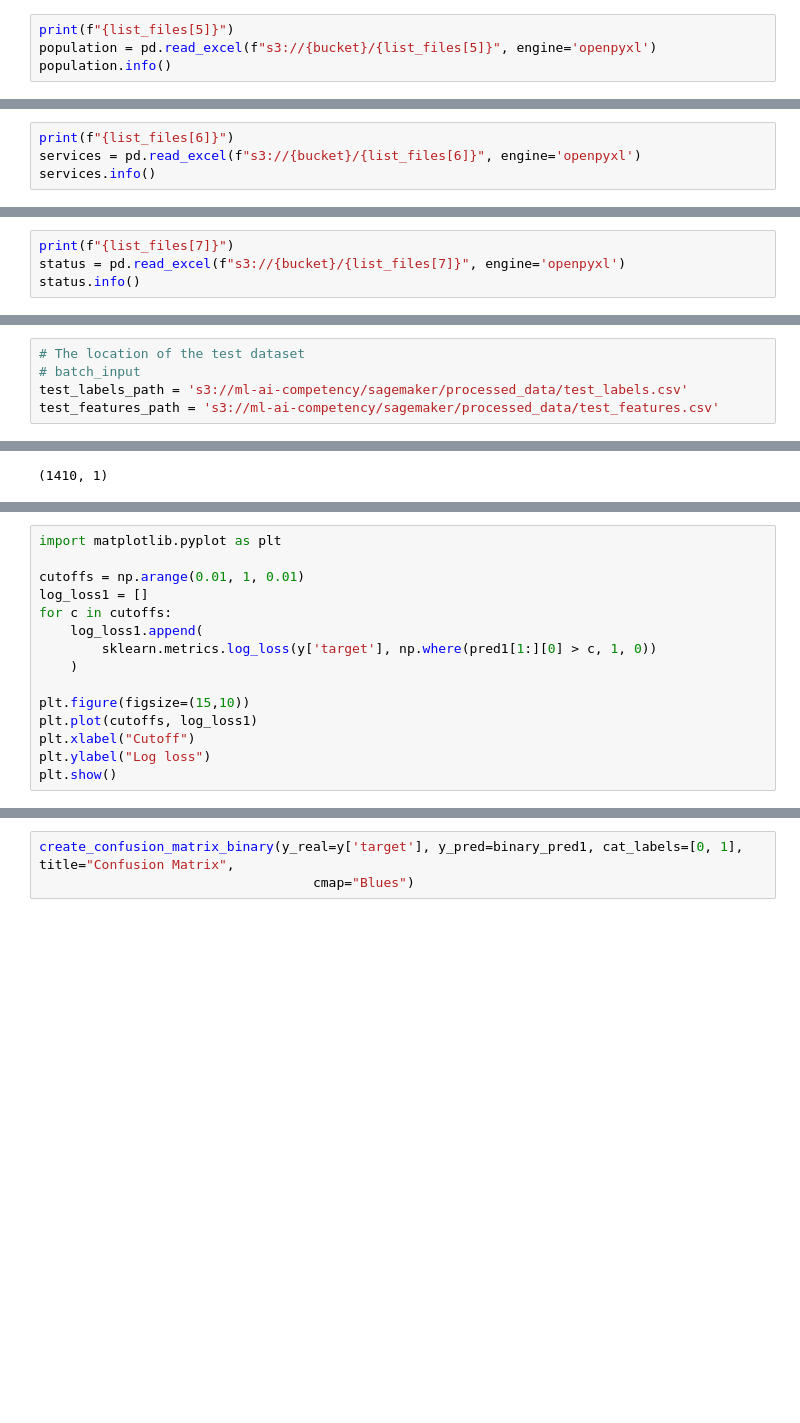
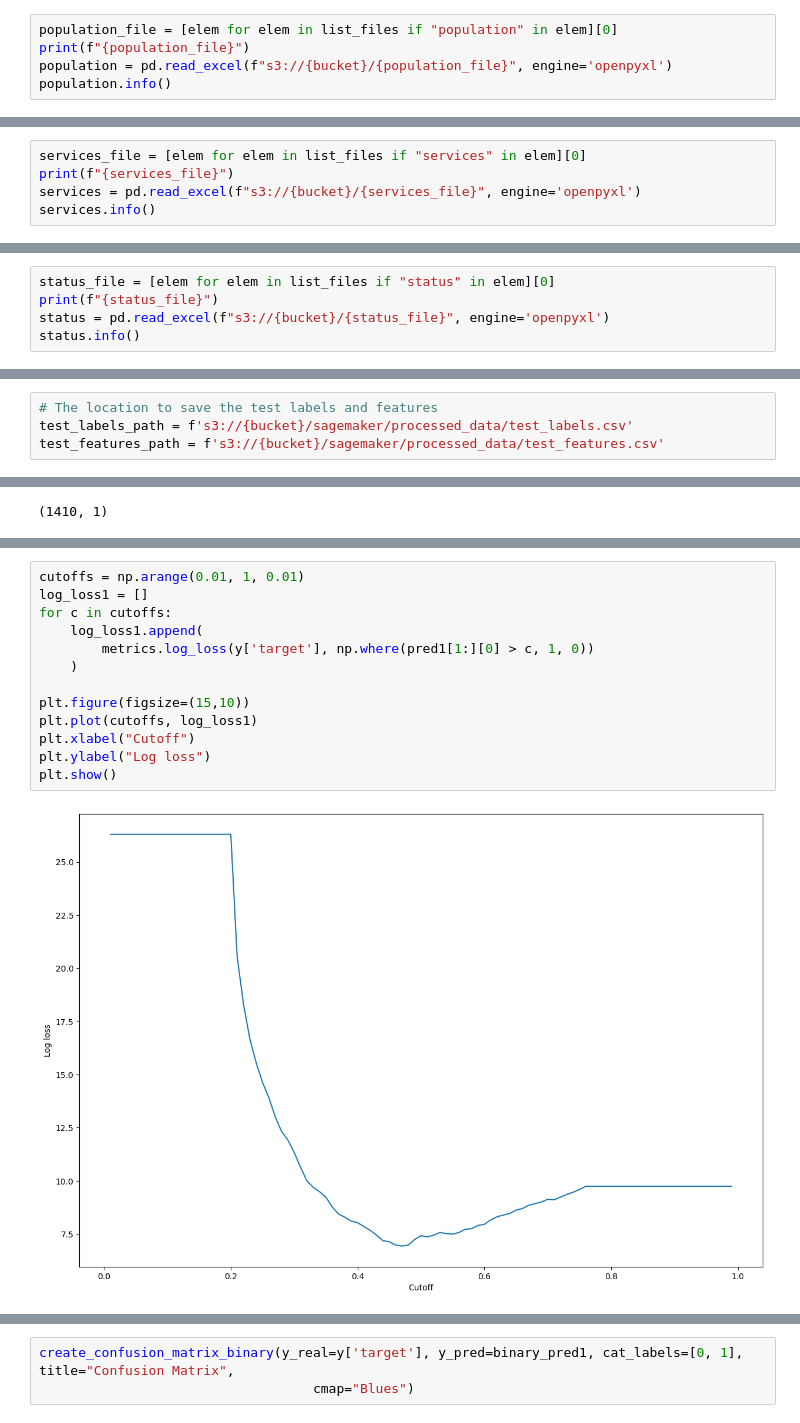
Before and after one commit to Strata-Analytics/ml-aws-machine-learning-competency, a Jupyter notebook: notebooks/EXCE001_telco_churn_notebook_use_case.ipynb, the cells around one changed output, grey strips where cells are left out. Drawn from its saved outputs; the diff is of its cells as text; blank space fills up the shorter version.

```diff
--- a/notebooks/EXCE001_telco_churn_notebook_use_case.ipynb
+++ b/notebooks/EXCE001_telco_churn_notebook_use_case.ipynb
@@ -298,8 +317,9 @@ location.shape
 # %% [output]
 (7043, 10)
 # %%
-print(f"{list_files[5]}")
-population = pd.read_excel(f"s3://{bucket}/{list_files[5]}", engine='openpyxl')
+population_file = [elem for elem in list_files if "population" in elem][0]
+print(f"{population_file}")
+population = pd.read_excel(f"s3://{bucket}/{population_file}", engine='openpyxl')
 population.info()
 # %% [output]
 sagemaker/data/Telco_customer_churn_population.xlsx
@@ -327,8 +347,9 @@ population.shape
 # %% [output]
 (1671, 3)
 # %%
-print(f"{list_files[6]}")
-services = pd.read_excel(f"s3://{bucket}/{list_files[6]}", engine='openpyxl')
+services_file = [elem for elem in list_files if "services" in elem][0]
+print(f"{services_file}")
+services = pd.read_excel(f"s3://{bucket}/{services_file}", engine='openpyxl')
 services.info()
 # %% [output]
 sagemaker/data/Telco_customer_churn_services.xlsx
@@ -353,8 +374,9 @@ services.shape
 # %% [output]
 (7043, 31)
 # %%
-print(f"{list_files[7]}")
-status = pd.read_excel(f"s3://{bucket}/{list_files[7]}", engine='openpyxl')
+status_file = [elem for elem in list_files if "status" in elem][0]
+print(f"{status_file}")
+status = pd.read_excel(f"s3://{bucket}/{status_file}", engine='openpyxl')
 status.info()
 # %% [output]
 sagemaker/data/Telco_customer_churn_status.xlsx
@@ -2058,10 +2032,9 @@ test_dt.head()
 test_labels = test_dt['target']
 test_features = test_dt.drop(columns=['target'])
 # %%
-# The location of the test dataset
-# batch_input
-test_labels_path = 's3://ml-ai-competency/sagemaker/processed_data/test_labels.csv'
-test_features_path = 's3://ml-ai-competency/sagemaker/processed_data/test_features.csv'
+# The location to save the test labels and features
+test_labels_path = f's3://{bucket}/sagemaker/processed_data/test_labels.csv'
+test_features_path = f's3://{bucket}/sagemaker/processed_data/test_features.csv'
 # %%
 test_features
 # %% [output]
@@ -2297,18 +2248,18 @@ metrics.auc(fpr2, tpr2)
 # %%
-import matplotlib.pyplot as plt
-
 cutoffs = np.arange(0.01, 1, 0.01)
 log_loss1 = []
 for c in cutoffs:
     log_loss1.append(
-        sklearn.metrics.log_loss(y['target'], np.where(pred1[1:][0] > c, 1, 0))
+        metrics.log_loss(y['target'], np.where(pred1[1:][0] > c, 1, 0))
     )
 
 plt.figure(figsize=(15,10))
 plt.plot(cutoffs, log_loss1)
 plt.xlabel("Cutoff")
 plt.ylabel("Log loss")
 plt.show()
+# %% [output]
+[figure, added]
 # %%
 print(
     'Log loss is minimized at a cutoff of ', cutoffs[np.argmin(log_loss1)],
```
Also changed, not shown: parts of 206 cells of this notebook, 2 other files.
